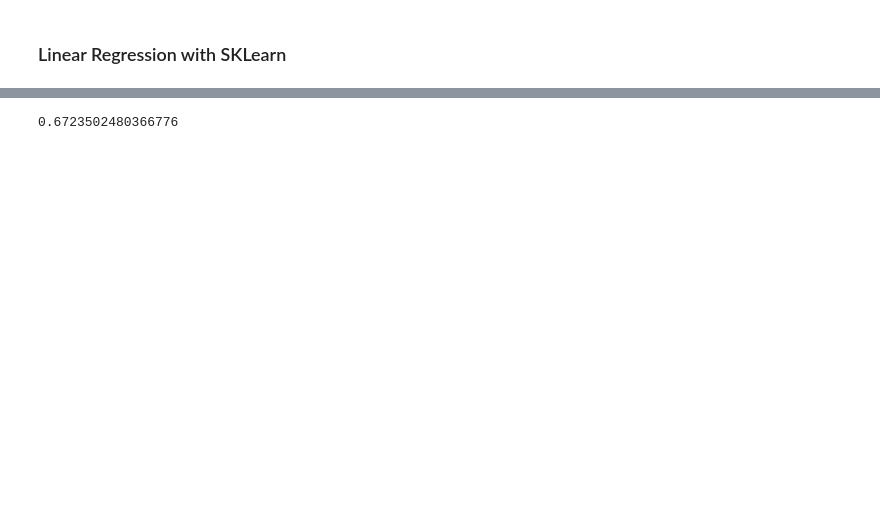
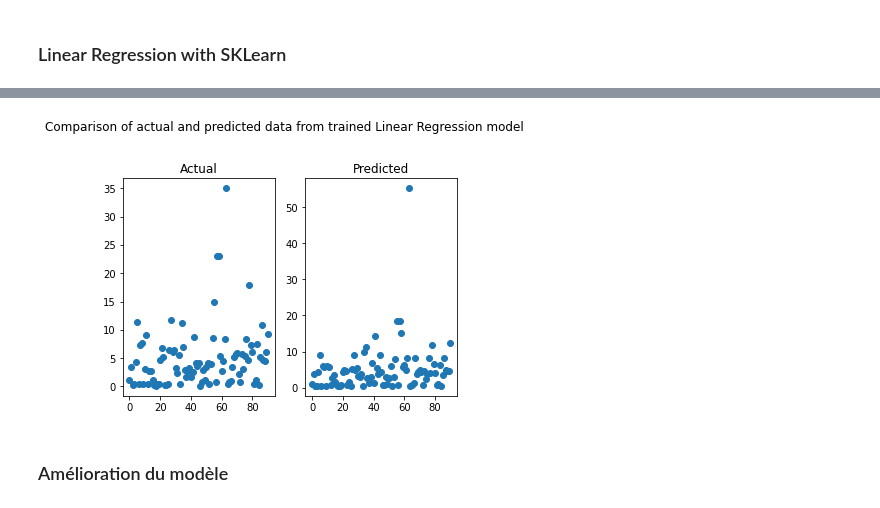
Before and after one commit to eltarr-kawther/New-Car, a Jupyter notebook: new_car.ipynb, the cells around one changed output, grey strips where cells are left out. Drawn from its saved outputs; the diff is of its cells as text; code cells hidden in the pictures; blank space fills up the shorter version.

```diff
--- a/new_car.ipynb
+++ b/new_car.ipynb
@@ -179,0 +231,12 @@ y = np.array(df_cars['Selling_Price']).reshape(-1, 1)
+# %%
+fig, (ax1, ax2) = plt.subplots(1, 2)
+ax1.plot(y_test, linestyle='none', marker ='o')
+ax1.set_title('Actual')
+ax2.plot(y_pred, linestyle='none', marker ='o')
+ax2.set_title('Predicted')
+fig.suptitle('Comparison of actual and predicted data from trained Linear Regression model', y=1.08)
+fig.show()
+# %% [output]
+[figure, added]
+# %% [markdown]
+### Amélioration du modèle
@@ -182,8 +251,0 @@ X_train, X_test, y_train, y_test = train_test_split(X, y, test_size = 0.25)
-# %%
-# Splitting the data into training and testing data
-regr = LinearRegression()
-
-regr.fit(X_train, y_train)
-print(regr.score(X_test, y_test))
-# %% [output]
-0.6723502480366776
```
Also changed, not shown: parts of 26 cells of this notebook.
